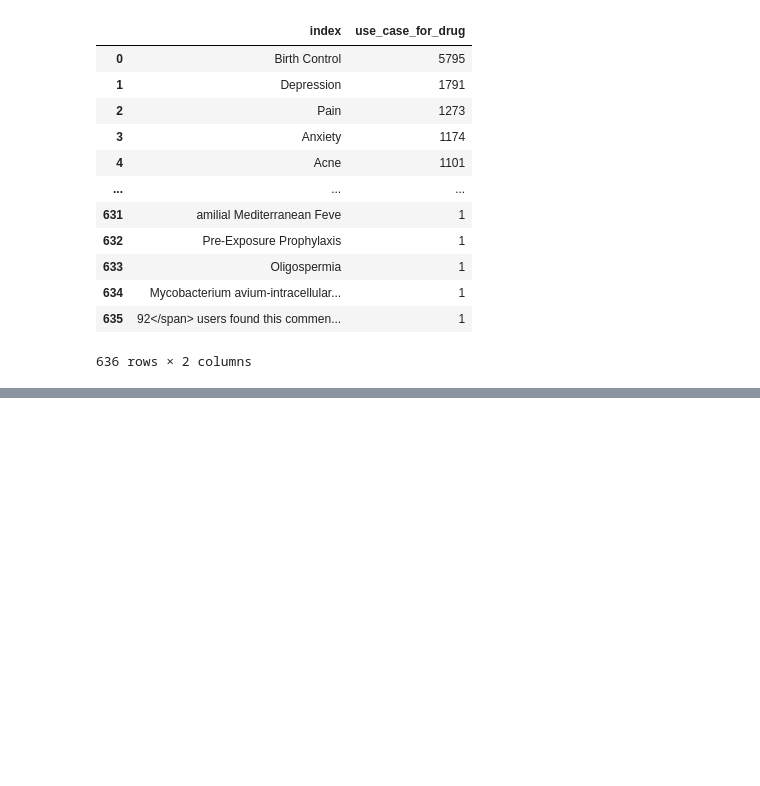
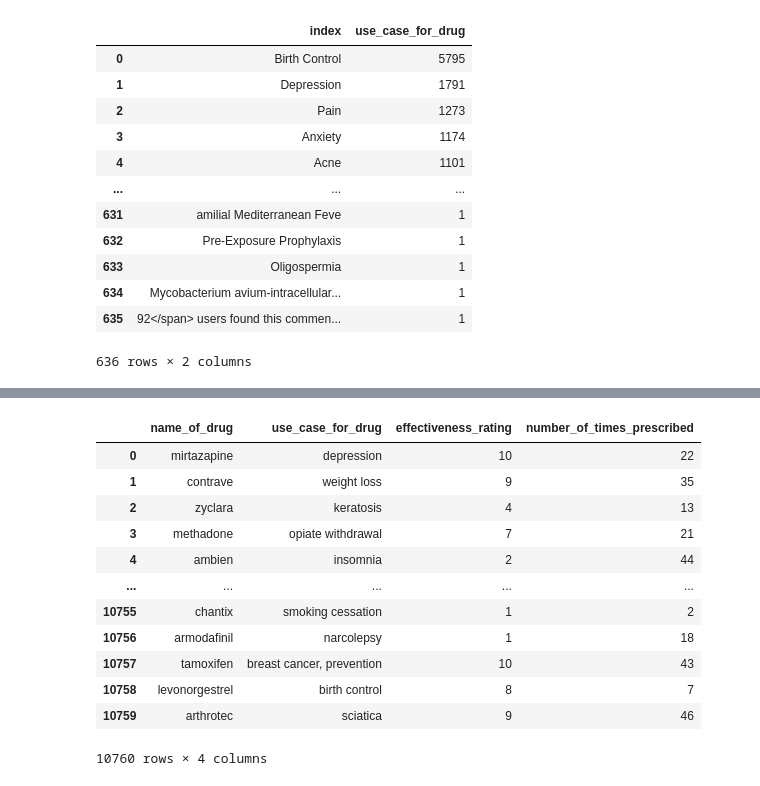
Before and after one commit to JeetDarekar001/Pharmaceutical-Reviews-NLP, a Jupyter notebook: NLP Test.ipynb, the cells around one changed output, grey strips where cells are left out. Saved outputs shown, nothing was run; the diff lists cells and outputs as text; code cells hidden in the pictures; blank space fills up the shorter version.

```diff
--- a/NLP Test.ipynb
+++ b/NLP Test.ipynb
@@ -118,0 +154,5 @@ Birth_control.value_counts().reset_index()
+# %%
+def toLowerandTrim(text):
+    text=text.lower()
+    text=text.strip()
+    return text
@@ -118,0 +405,3 @@ Birth_control.value_counts().reset_index()
+# %%
+test=pd.read_csv('test.csv')
+test.head()
@@ -118,0 +417,5 @@ Birth_control.value_counts().reset_index()
+# %%
+#cleaning the data, removing patient_id,review_by_patient,drug_approved_by_UIC
+
+test.drop(['review_by_patient','patient_id','drug_approved_by_UIC'],axis=1,inplace=True)
+test.head(2)
@@ -118,0 +426,5 @@ Birth_control.value_counts().reset_index()
+# %%
+# Converting the name_of_drug to lowercase and trimming
+test['name_of_drug']=test.name_of_drug.apply(toLowerandTrim)
+test['use_case_for_drug']=test['use_case_for_drug'].apply(toLowerandTrim)
+test.head(5)
@@ -118,0 +438,17 @@ Birth_control.value_counts().reset_index()
+# %%
+test=test.iloc[:,[0,3,1,2]]
+test
+# %% [output]
+|  | name_of_drug | use_case_for_drug | effectiveness_rating | number_of_times_prescribed |
+| 0 | mirtazapine | depression | 10 | 22 |
+| 1 | contrave | weight loss | 9 | 35 |
+| 2 | zyclara | keratosis | 4 | 13 |
+| 3 | methadone | opiate withdrawal | 7 | 21 |
+| 4 | ambien | insomnia | 2 | 44 |
+| ... | ... | ... | ... | ... |
+| 10755 | chantix | smoking cessation | 1 | 2 |
+| 10756 | armodafinil | narcolepsy | 1 | 18 |
+| 10757 | tamoxifen | breast cancer, prevention | 10 | 43 |
+| 10758 | levonorgestrel | birth control | 8 | 7 |
+| 10759 | arthrotec | sciatica | 9 | 46 |
+10760 rows × 4 columns
```
Also changed, not shown: parts of 69 cells of this notebook.
